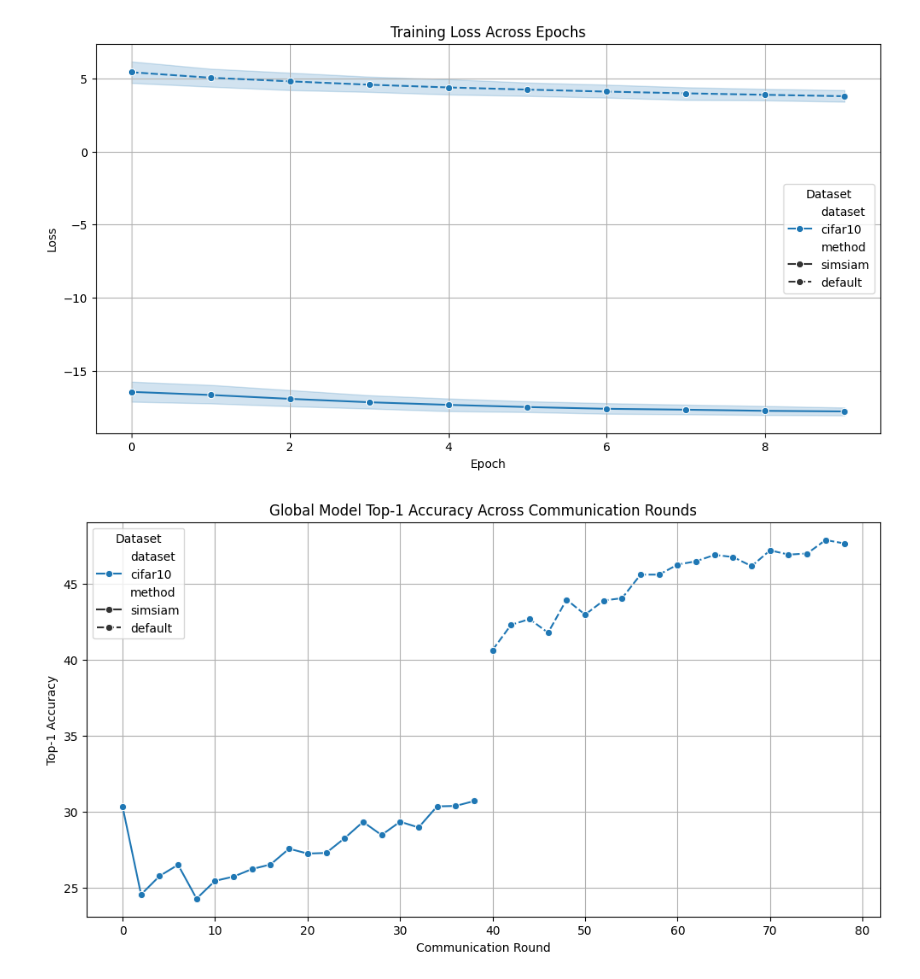
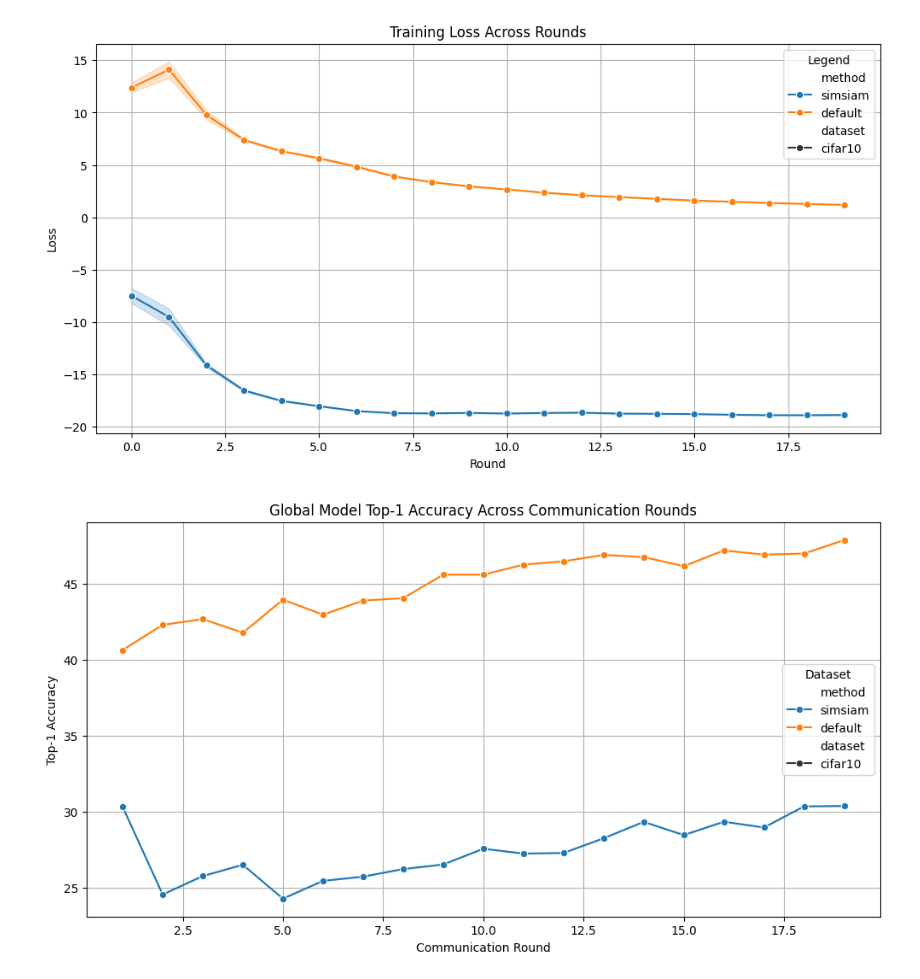
Before and after one commit to r3lativo/FEDX-mod, a Jupyter notebook: analysis.ipynb, the cells around one changed output. Saved outputs shown, nothing was run; the diff lists cells and outputs as text; code cells hidden in the pictures.

```diff
--- a/analysis.ipynb
+++ b/analysis.ipynb
@@ -55,7 +65,6 @@ log_files = [os.path.join(log_folder, f) for f in os.listdir(log_folder) if f.en
 
 # Process and combine data from all log files
 dataframes = {}
-i = 0
 for log_file in log_files:
   filename = os.path.basename(log_file)
   metadata = extract_metadata(filename)
@@ -63,6 +72,3 @@ for log_file in log_files:
   for key, value in metadata.items():
     df[key] = value
   dataframes[filename] = df
-  if i == 1:
-    break
-  i += 1
@@ -87,31 +77,31 @@ combined_df.head()
 # %%
 # Plot Losses with Seaborn
 plt.figure(figsize=(12, 6))
 sns.lineplot(
-    data=combined_df[combined_df["epoch"] >= 0],
-    x="epoch",
+    data=combined_df,
+    x="comm_round",
     y="loss",
-    hue="dataset",
-    style="method",
+    hue="method",
+    style="dataset",
     marker="o"
 )
-plt.title("Training Loss Across Epochs")
-plt.xlabel("Epoch")
+plt.title("Training Loss Across Rounds")
+plt.xlabel("Round")
 plt.ylabel("Loss")
-plt.legend(title="Dataset")
+plt.legend(title="Legend")
 plt.grid()
 plt.show()
 # %% [output]
-[figure, old version]
+[figure, new version]
 # %%
 # Plot Global Accuracy Top1 with Seaborn
 plt.figure(figsize=(12, 6))
 sns.lineplot(
-    data=combined_df[combined_df["epoch"] == -1],
-    x=combined_df[combined_df["epoch"] == -1].groupby("dataset").cumcount(),
-    y="accuracy_top1",
-    hue="dataset",
-    style="method",
+    data=combined_df,
+    x="comm_round",
+    y="g_acc@1",
+    hue="method",
+    style="dataset",
     marker="o"
 )
 plt.title("Global Model Top-1 Accuracy Across Communication Rounds")
@@ -121,7 +111,7 @@ plt.legend(title="Dataset")
 plt.grid()
 plt.show()
 # %% [output]
-[figure, old version]
+[figure, new version]
 # %%
 # Plot Global Accuracy Top5 with Seaborn
 plt.figure(figsize=(12, 6))
```
Also changed, not shown: parts of 6 cells of this notebook, 20 other files.
